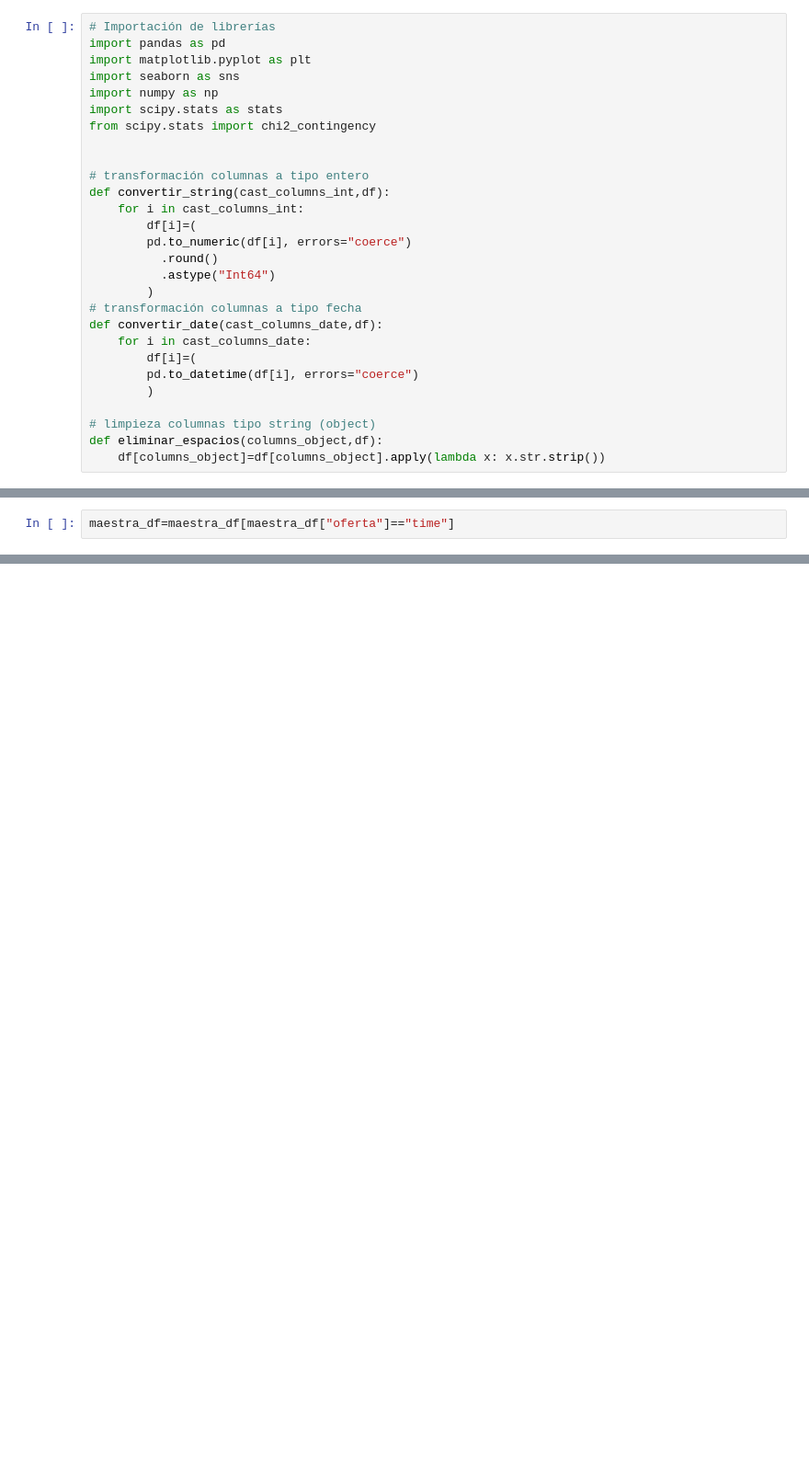
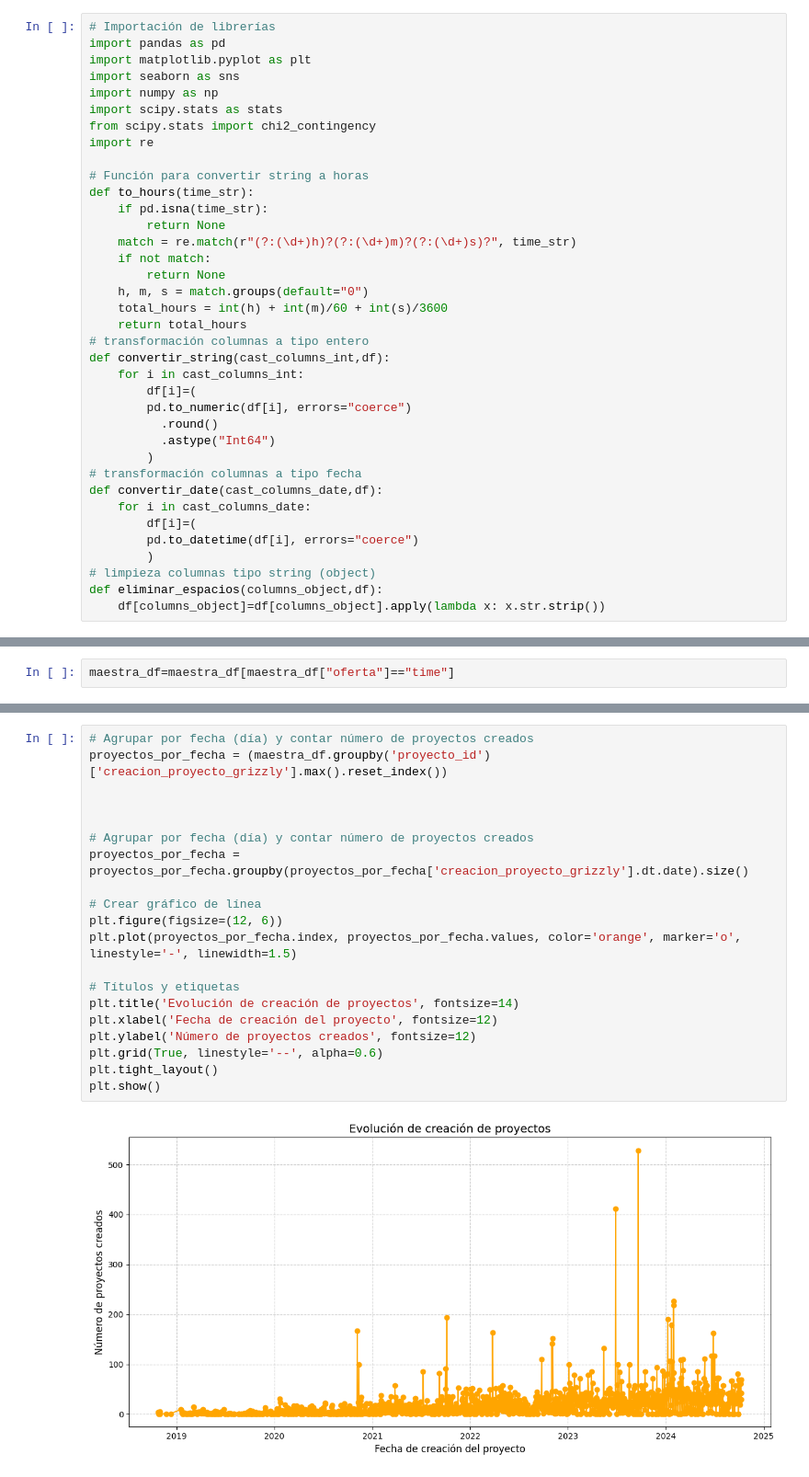
Before and after one commit to leodie1615/Proyecto-final-ciencia-datos, a Jupyter notebook: proyecto_final.ipynb, the cells around one changed output, grey strips where cells are left out. Shown: that part at 92% size. Cells and saved outputs as stored; diff of their text form; blank space fills up the shorter version.

```diff
--- a/proyecto_final.ipynb
+++ b/proyecto_final.ipynb
@@ -10,8 +10,18 @@ import seaborn as sns
 import numpy as np
 import scipy.stats as stats
 from scipy.stats import chi2_contingency
+import re
 
-
+# Función para convertir string a horas
+def to_hours(time_str):
+    if pd.isna(time_str):
+        return None
+    match = re.match(r"(?:(\d+)h)?(?:(\d+)m)?(?:(\d+)s)?", time_str)
+    if not match:
+        return None
+    h, m, s = match.groups(default="0")
+    total_hours = int(h) + int(m)/60 + int(s)/3600
+    return total_hours
 # transformación columnas a tipo entero
 def convertir_string(cast_columns_int,df):
     for i in cast_columns_int:
@@ -26,7 +36,6 @@ def convertir_date(cast_columns_date,df):
         df[i]=(
         pd.to_datetime(df[i], errors="coerce")
         )
-
 # limpieza columnas tipo string (object)
 def eliminar_espacios(columns_object,df):
     df[columns_object]=df[columns_object].apply(lambda x: x.str.strip())
@@ -232,0 +223,22 @@ maestra_df=maestra_df[maestra_df["oferta"]=="time"]
+# %%
+# Agrupar por fecha (día) y contar número de proyectos creados
+proyectos_por_fecha = (maestra_df.groupby('proyecto_id')['creacion_proyecto_grizzly'].max().reset_index())
+
+
+
+# Agrupar por fecha (día) y contar número de proyectos creados
+proyectos_por_fecha = proyectos_por_fecha.groupby(proyectos_por_fecha['creacion_proyecto_grizzly'].dt.date).size()
+
+# Crear gráfico de línea
+plt.figure(figsize=(12, 6))
+plt.plot(proyectos_por_fecha.index, proyectos_por_fecha.values, color='orange', marker='o', linestyle='-', linewidth=1.5)
+
+# Títulos y etiquetas
+plt.title('Evolución de creación de proyectos', fontsize=14)
+plt.xlabel('Fecha de creación del proyecto', fontsize=12)
+plt.ylabel('Número de proyectos creados', fontsize=12)
+plt.grid(True, linestyle='--', alpha=0.6)
+plt.tight_layout()
+plt.show()
+# %% [output]
+[figure, added]
```
Also changed, not shown: parts of 23 cells of this notebook.
